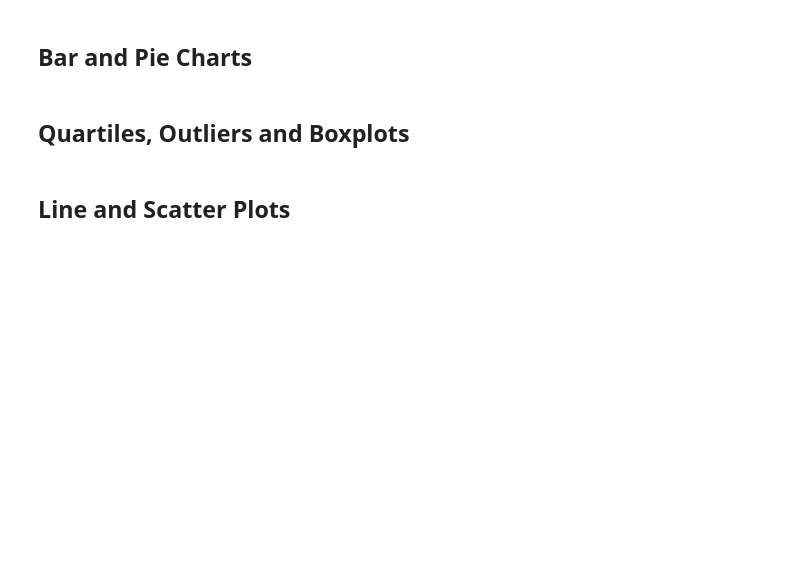
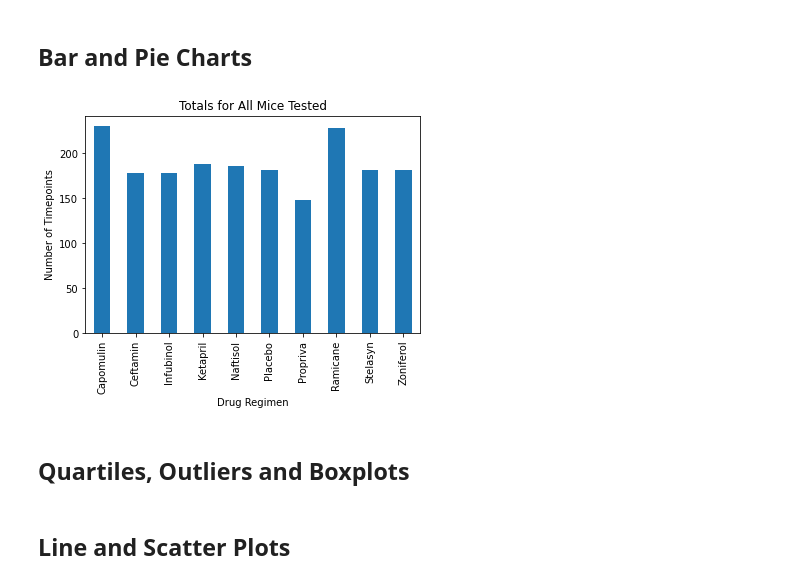
Before and after one commit to dkletter/matplotlib-challenge, a Jupyter notebook: pymaceuticals_starter.ipynb, the cells around one changed output. Cells and saved outputs as stored; diff of their text form; code cells hidden in the pictures; blank space fills up the shorter version.

```diff
--- a/pymaceuticals_starter.ipynb
+++ b/pymaceuticals_starter.ipynb
@@ -90,5 +90,15 @@ unique_mice_df
 # Generate a summary statistics table of mean, median, variance, standard deviation, and SEM of the tumor volume for each regimen
 
 # Use groupby and summary statistical methods to calculate the following properties of each drug regimen:
+regimen_data_df = cleaned_data_df.groupby(['Drug Regimen'])
+
 # mean, median, variance, standard deviation, and SEM of the tumor volume.
+mean = regimen_data_df['Tumor Volume (mm3)'].mean()
+median = regimen_data_df['Tumor Volume (mm3)'].median()
+var = regimen_data_df['Tumor Volume (mm3)'].var()
+stdev = regimen_data_df['Tumor Volume (mm3)'].std()
+sem = regimen_data_df['Tumor Volume (mm3)'].sem()
+
 # Assemble the resulting series into a single summary dataframe.
+summary_stats_df = pd.DataFrame({'Mean': mean, 'Median': median, 'Variance': var, 'Std. Deviaion': stdev, 'Std. Error': sem})
+summary_stats_df
@@ -100,6 +138,14 @@ unique_mice_df
 ## Bar and Pie Charts
 # %%
 # Generate a bar plot showing the total number of timepoints for all mice tested for each drug regimen using Pandas.
+regimen_data_df['Timepoint'].count().plot(kind='bar',
+                                          title='Totals for All Mice Tested',
+                                          xlabel='Drug Regimen',
+                                          ylabel='Number of Timepoints',
+                                          figsize=(6,4))
+plt.show()
+# %% [output]
+[figure, added]
 # %%
 # Generate a bar plot showing the total number of timepoints for all mice tested for each drug regimen using pyplot.
 # %%
```
Also changed, not shown: parts of 2 cells of this notebook.
